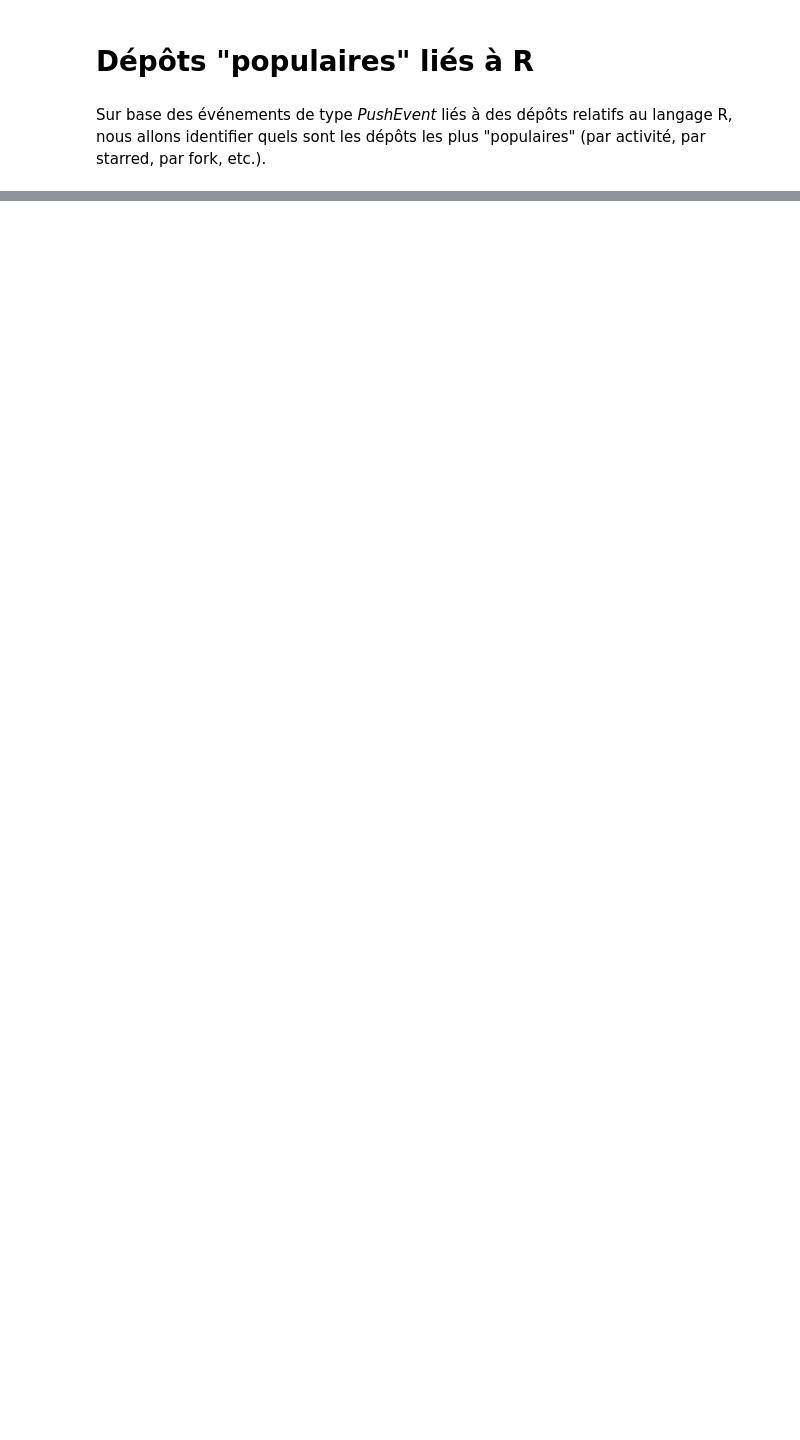
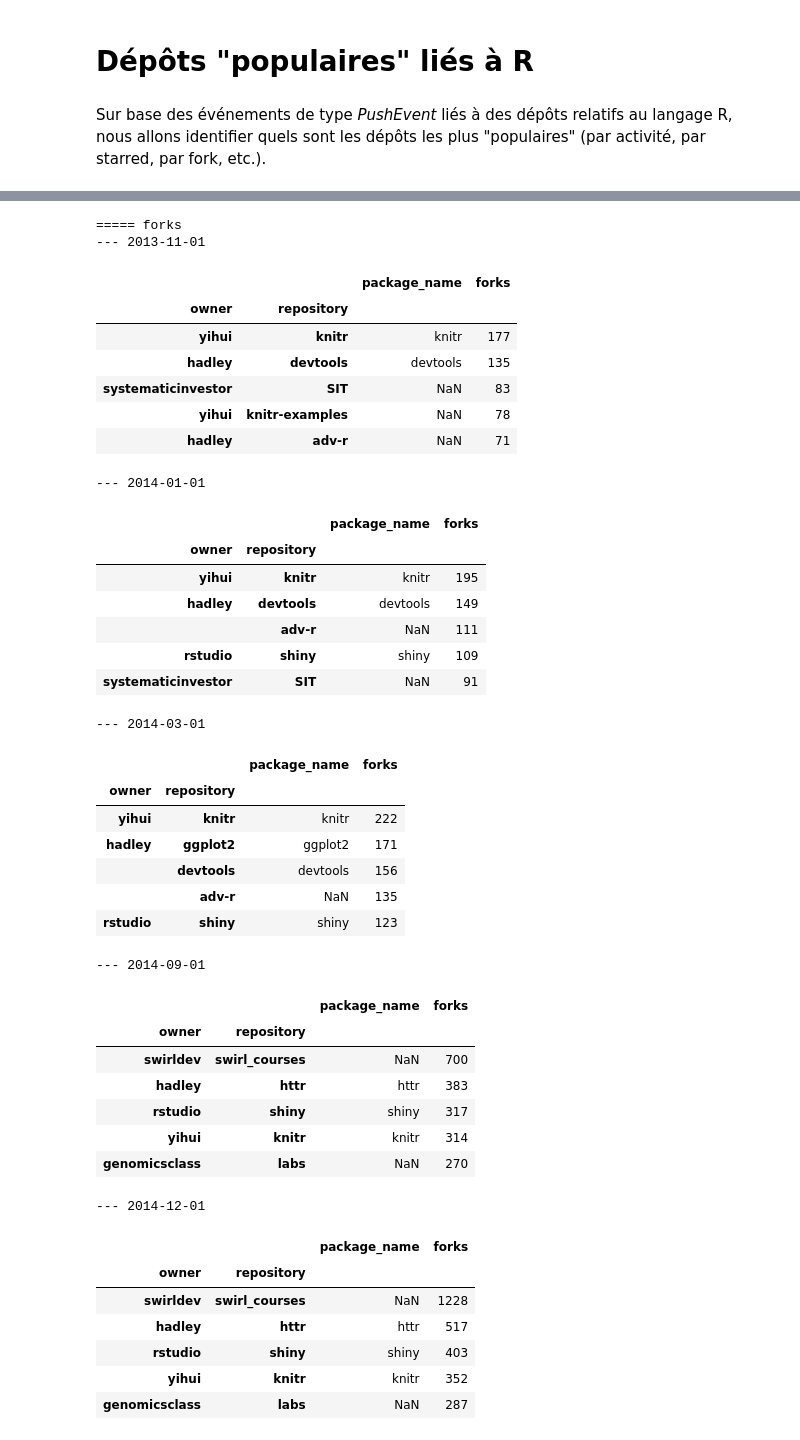
Before and after one commit to maelick/GitHub-API-Helpers, a Jupyter notebook: PopularRepositories.ipynb, the cells around one changed output, grey strips where cells are left out. Saved outputs shown, nothing was run; the diff lists cells and outputs as text; code cells hidden in the pictures; blank space fills up the shorter version.

```diff
--- a/PopularRepositories.ipynb
+++ b/PopularRepositories.ipynb
@@ -55,0 +61,54 @@ Il est facile de filtrer pour ne conserver que les packages. Par exemple, `topmo
+# %%
+from IPython.display import display
+
+dates_of_interest = ['2013-11-01', '2014-01-01', '2014-03-01', '2014-09-01', '2014-12-01']
+criteria = ['forks', 'watchers', 'starred']
+
+for _df in [df_agg, df_agg[df_agg['package']]]:
+    for criterion in criteria:
+        print '=====', criterion
+        for date in dates_of_interest:
+            print '---', date
+            display(topmost(_df, date, criterion, 5)[['package_name', criterion]])
+# %% [output]
+===== forks
+--- 2013-11-01
+|  |  | package_name | forks |
+| owner | repository |  |  |
+| yihui | knitr | knitr | 177 |
+| hadley | devtools | devtools | 135 |
+| systematicinvestor | SIT | NaN | 83 |
+| yihui | knitr-examples | NaN | 78 |
+| hadley | adv-r | NaN | 71 |
+--- 2014-01-01
+|  |  | package_name | forks |
+| owner | repository |  |  |
+| yihui | knitr | knitr | 195 |
+| hadley | devtools | devtools | 149 |
+|  | adv-r | NaN | 111 |
+| rstudio | shiny | shiny | 109 |
+| systematicinvestor | SIT | NaN | 91 |
+--- 2014-03-01
+|  |  | package_name | forks |
+| owner | repository |  |  |
+| yihui | knitr | knitr | 222 |
+| hadley | ggplot2 | ggplot2 | 171 |
+|  | devtools | devtools | 156 |
+|  | adv-r | NaN | 135 |
+| rstudio | shiny | shiny | 123 |
+--- 2014-09-01
+|  |  | package_name | forks |
+| owner | repository |  |  |
+| swirldev | swirl_courses | NaN | 700 |
+| hadley | httr | httr | 383 |
+| rstudio | shiny | shiny | 317 |
+| yihui | knitr | knitr | 314 |
+| genomicsclass | labs | NaN | 270 |
+--- 2014-12-01
+|  |  | package_name | forks |
+| owner | repository |  |  |
+| swirldev | swirl_courses | NaN | 1228 |
+| hadley | httr | httr | 517 |
+| rstudio | shiny | shiny | 403 |
+| yihui | knitr | knitr | 352 |
+| genomicsclass | labs | NaN | 287 |
```
Also changed, not shown: parts of 2 cells of this notebook, 1 other file.
